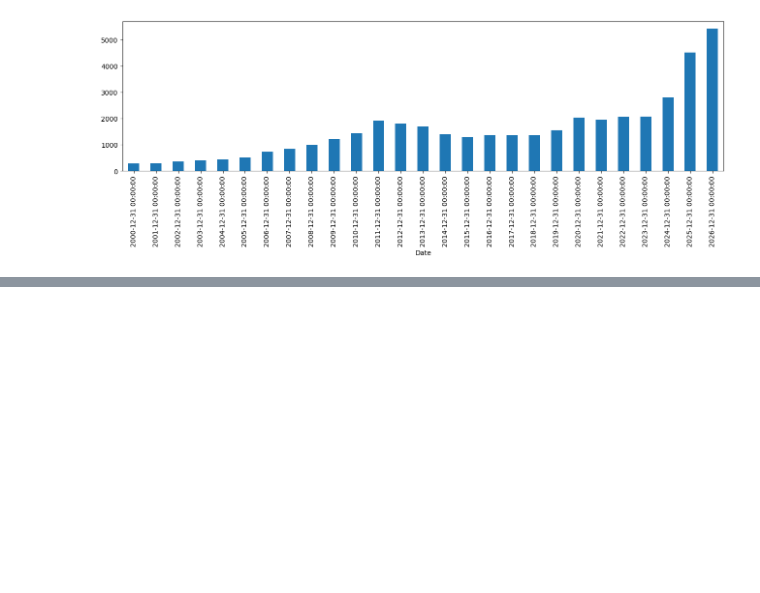
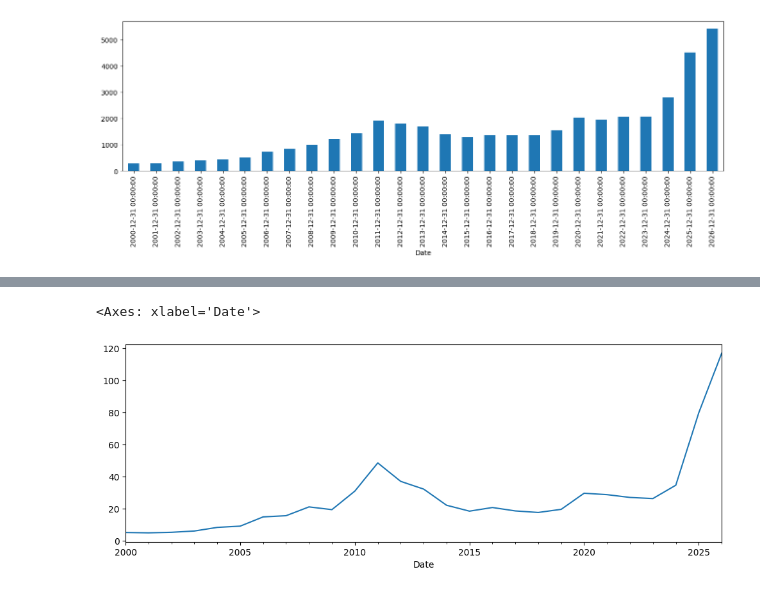
Before and after one commit to Suryansh9369/commodity-price-analysis, a Jupyter notebook: src/eda.ipynb, the cells around one changed output, grey strips where cells are left out. Drawn from its saved outputs; the diff is of its cells as text; code cells hidden in the pictures; blank space fills up the shorter version.

```diff
--- a/src/eda.ipynb
+++ b/src/eda.ipynb
@@ -237,0 +275,2 @@ gold.resample(rule='YE').max()['Open'].plot(xlim=['2020-01-01', '2026-03-31'], k
+# %%
+silver.index =pd.to_datetime(silver.index)
@@ -237,0 +298,5 @@ gold.resample(rule='YE').max()['Open'].plot(xlim=['2020-01-01', '2026-03-31'], k
+# %%
+silver.resample(rule='YE').max()['Open'].plot(figsize=(12,4))
+# %% [output]
+<Axes: xlabel='Date'>
+[figure, added]
```
Also changed, not shown: parts of 25 cells of this notebook.
